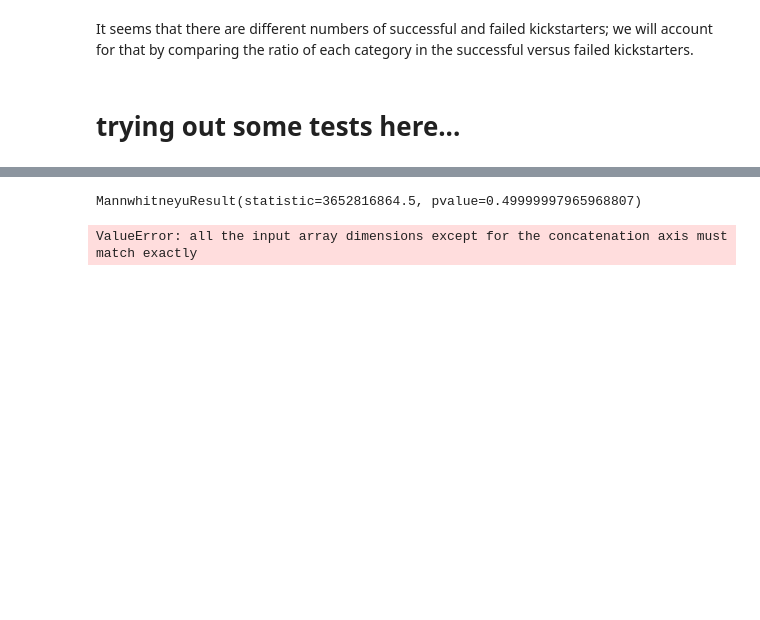
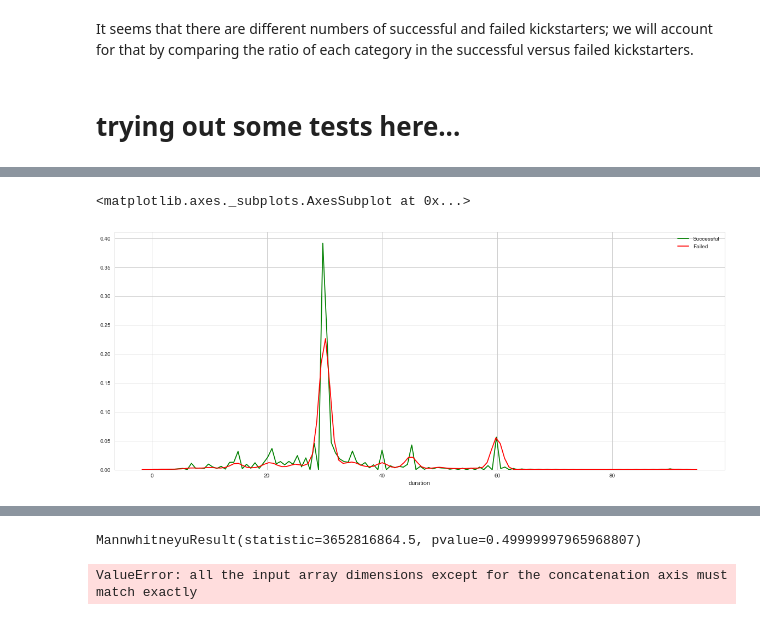
Before and after one commit to krandapus/Projects, a Jupyter notebook: FinalProject.ipynb, the cells around one changed output, grey strips where cells are left out. Cells and saved outputs as stored; diff of their text form; code cells hidden in the pictures; blank space fills up the shorter version.

Commit message:
plotting distributions to try to compare differences

```diff
--- a/FinalProject.ipynb
+++ b/FinalProject.ipynb
@@ -144,0 +154,8 @@ It seems that there are different numbers of successful and failed kickstarters;
+# %%
+plt.figure(figsize=(20,8))
+
+sns.distplot(df_successful['duration'],label='Successful',color='green',hist=False)
+sns.distplot(df_failed['duration'],label='Failed',color='red',hist=False)
+# %% [output]
+<matplotlib.axes._subplots.AxesSubplot at 0x...>
+[figure, added]
```
Also changed, not shown: parts of 9 cells of this notebook.
